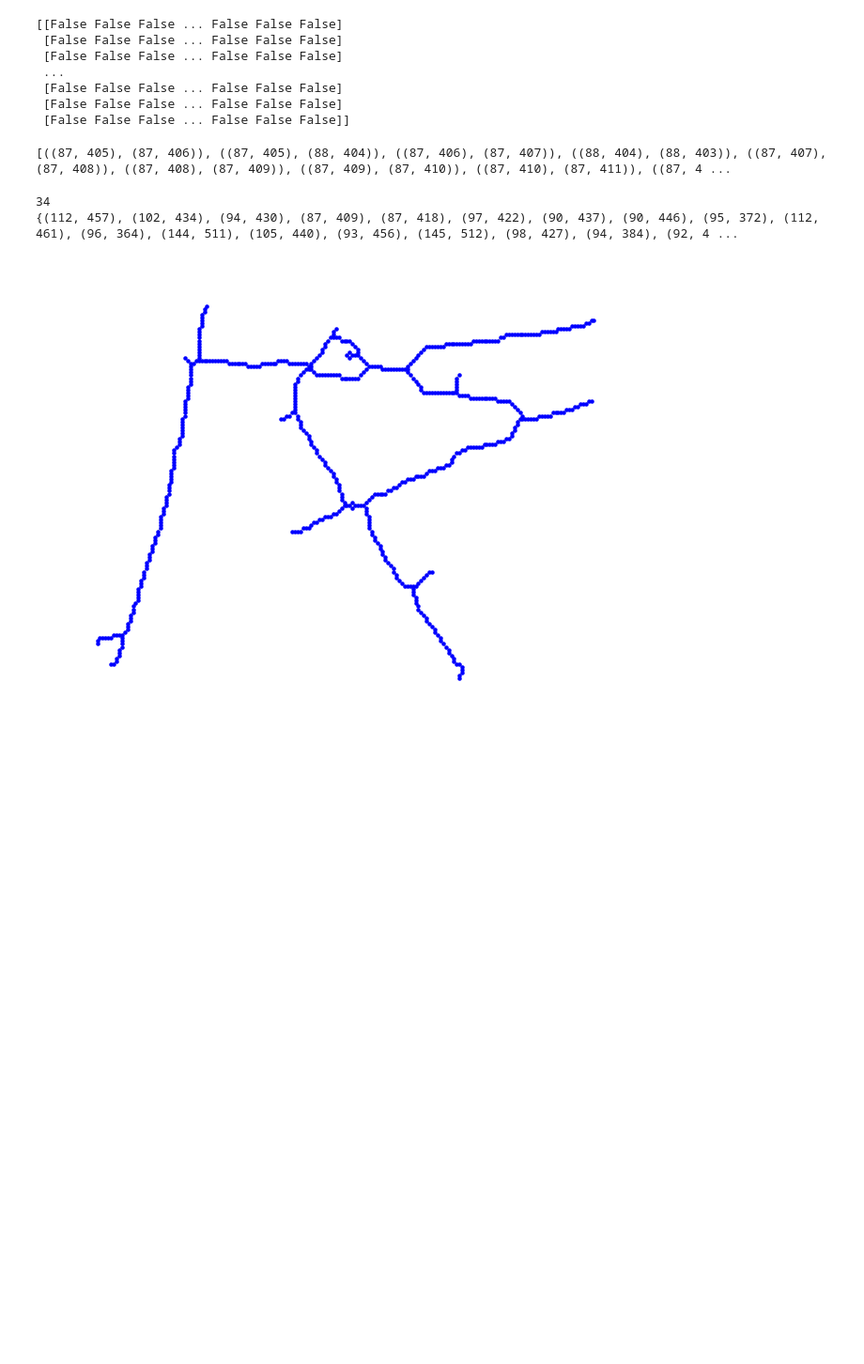
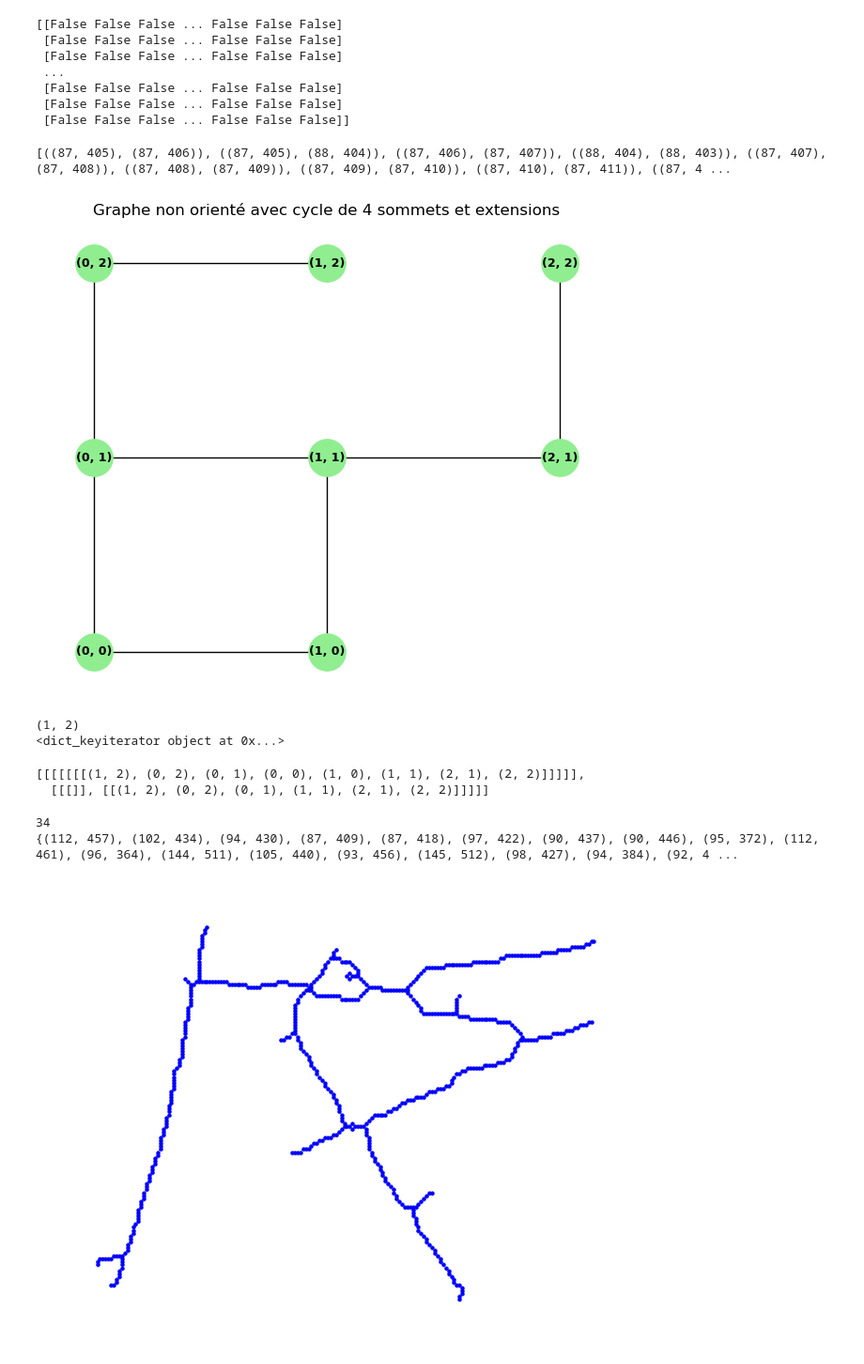
Before and after one commit to Lilian-GA/Nematode_status_assay, a Jupyter notebook: one_image_test.ipynb, the cells around one changed output. Shown at 94% size. Drawn from its saved outputs; the diff is of its cells as text; code cells hidden in the pictures; blank space fills up the shorter version.

Commit message:
all_nematods_candidates parcours graph test pas encore fonctionnel

```diff
--- a/one_image_test.ipynb
+++ b/one_image_test.ipynb
@@ -359,3 +385,49 @@ print(list(skeleton_graph.edges)[:10])
+# %%
+import networkx as nx
+import matplotlib.pyplot as plt
+
+# Création d’un graphe un peu plus grand
+G2 = nx.Graph()
+
+# Sommets : tuples représentant des coordonnées
+nodes = [
+    (0, 0), (0, 1), (1, 0), (1, 1),  # carré (cycle de 4)
+    (2, 1), (2, 2), (1, 2), (0, 2)   # extension vers la droite et le haut
+]
+G2.add_nodes_from(nodes)
+
+# Arêtes formant un carré + quelques extensions
+edges = [
+    # cycle de 4 sommets
+    ((0, 0), (0, 1)),
+    ((0, 1), (1, 1)),
+    ((1, 1), (1, 0)),
+    ((1, 0), (0, 0)),
+    # extensions
+    ((1, 1), (2, 1)),
+    ((2, 1), (2, 2)),
+    ((1, 2), (0, 2)),
+    ((0, 2), (0, 1))
+]
+G2.add_edges_from(edges)
+
+# Positions = coordonnées des tuples
+pos = {n: n for n in G2.nodes()}
+
+# Dessin du graphe
+plt.figure(figsize=(6, 5))
+nx.draw(G2, pos, with_labels=True, node_color='lightgreen', node_size=800, font_size=9, font_weight='bold')
+plt.title("Graphe non orienté avec cycle de 4 sommets et extensions")
+plt.show()
+# %% [output]
+[figure, added]
+# %%
+all_nematods_candidates(G2)
+# %% [output]
+(1, 2)
+<dict_keyiterator object at 0x...>
+[[[[[[[(1, 2), (0, 2), (0, 1), (0, 0), (1, 0), (1, 1), (2, 1), (2, 2)]]]]],
+  [[[]], [[(1, 2), (0, 2), (0, 1), (1, 1), (2, 1), (2, 2)]]]]]
 # %%
 composantes_connexes = list(nx.connected_components(skeleton_graph))
 
```
Also changed, not shown: parts of 1 cell of this notebook, 1 other file.
